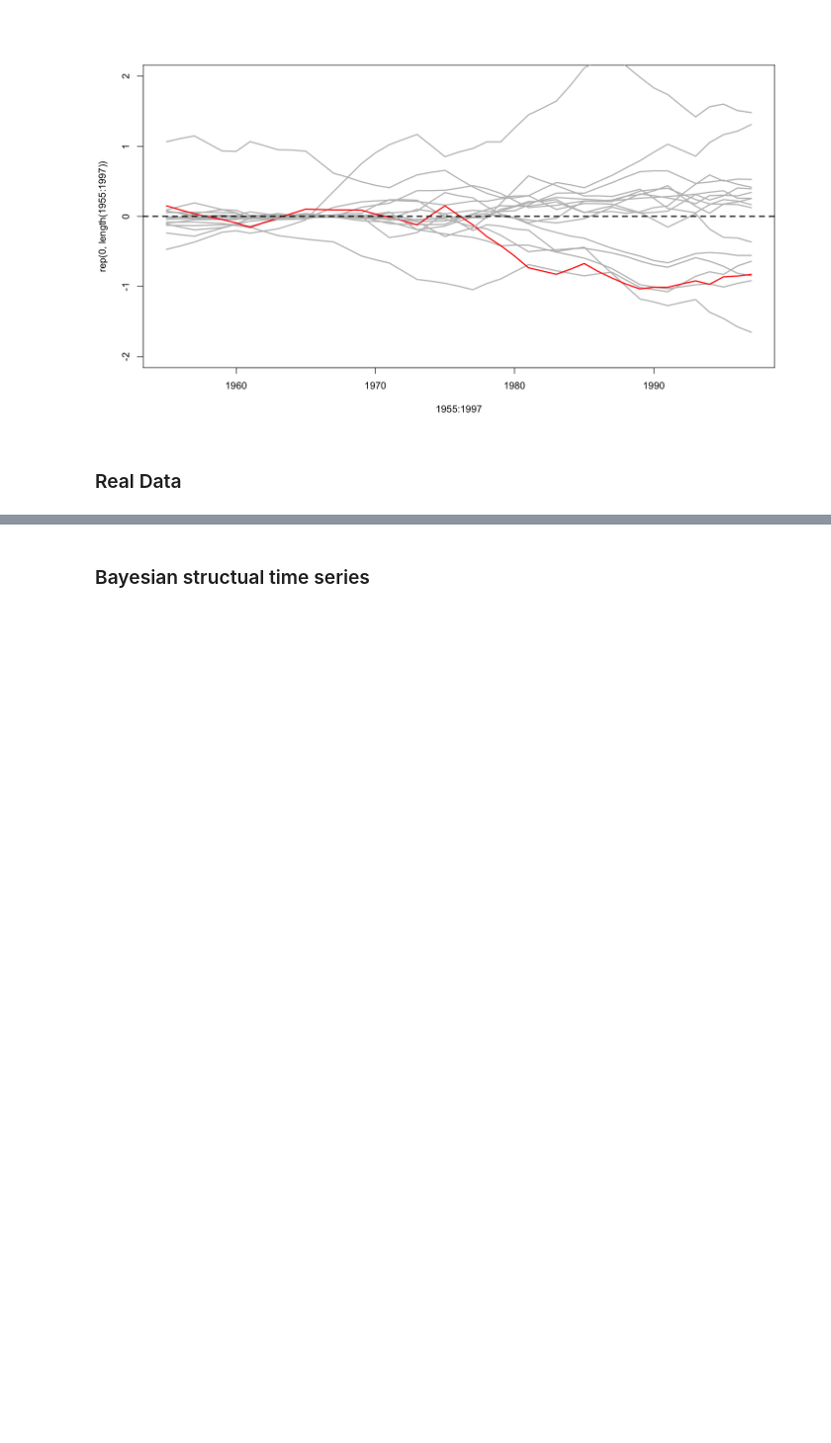
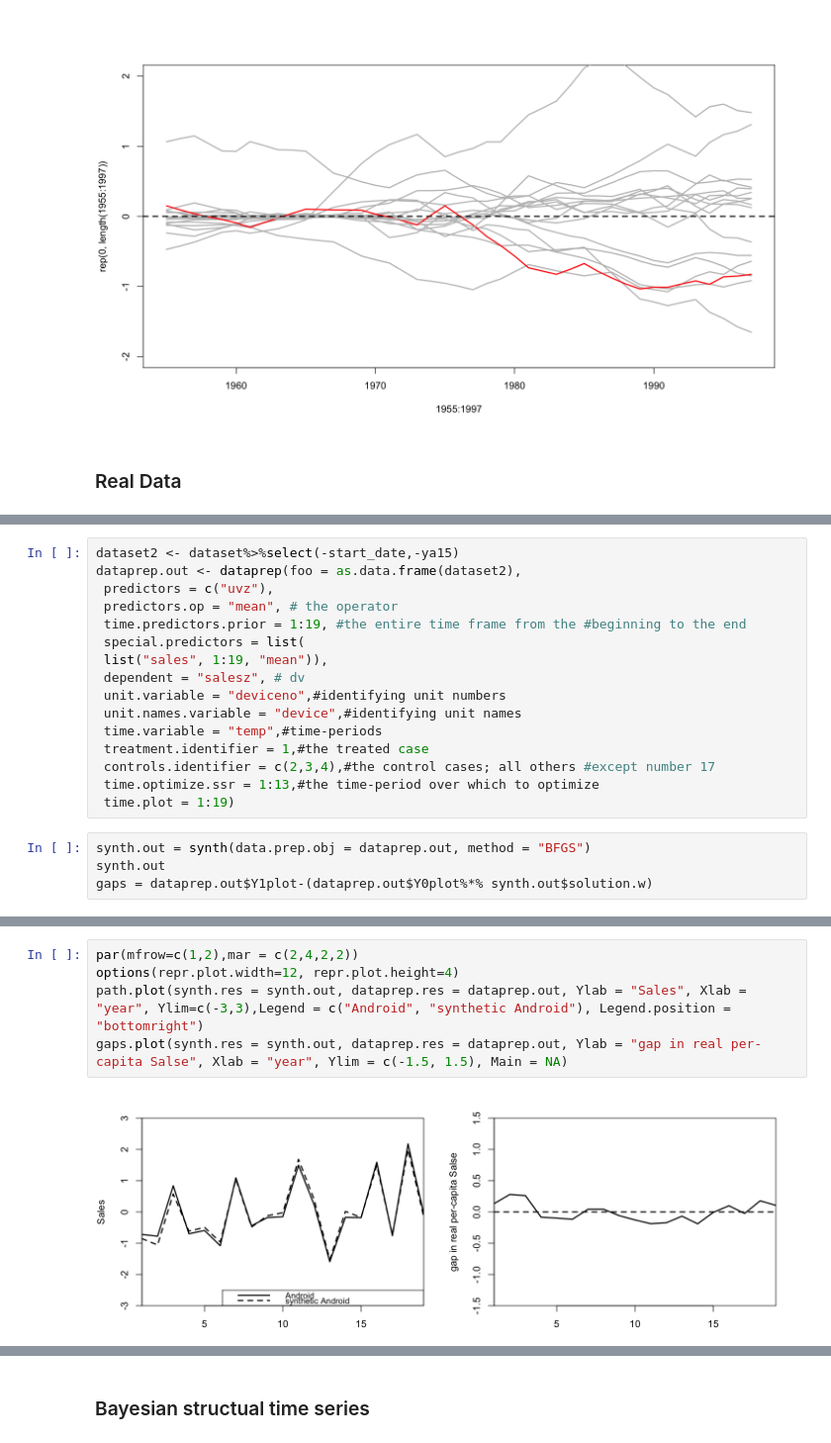
Before and after one commit to Yimdh/progress, a Jupyter notebook: stat/causalInference/[paper]usingCausalInference_Uber/01_interrupted Time Series synthetic control.ipynb, the cells around one changed output, grey strips where cells are left out. Shown at 99% size. Drawn from its saved outputs; the diff is of its cells as text; blank space fills up the shorter version.

```diff
--- a/stat/causalInference/[paper]usingCausalInference_Uber/01_interrupted Time Series synthetic control.ipynb
+++ b/stat/causalInference/[paper]usingCausalInference_Uber/01_interrupted Time Series synthetic control.ipynb
@@ -453,0 +456,20 @@ cols(
+# %%
+dataset2 <- dataset%>%select(-start_date,-ya15)
+dataprep.out <- dataprep(foo = as.data.frame(dataset2),
+ predictors = c("uvz"),
+ predictors.op = "mean", # the operator
+ time.predictors.prior = 1:19, #the entire time frame from the #beginning to the end
+ special.predictors = list(
+ list("sales", 1:19, "mean")),
+ dependent = "salesz", # dv
+ unit.variable = "deviceno",#identifying unit numbers
+ unit.names.variable = "device",#identifying unit names
+ time.variable = "temp",#time-periods
+ treatment.identifier = 1,#the treated case
+ controls.identifier = c(2,3,4),#the control cases; all others #except number 17
+ time.optimize.ssr = 1:13,#the time-period over which to optimize
+ time.plot = 1:19)
+# %%
+synth.out = synth(data.prep.obj = dataprep.out, method = "BFGS")
+synth.out
+gaps = dataprep.out$Y1plot-(dataprep.out$Y0plot%*% synth.out$solution.w)
@@ -453,0 +521,7 @@ cols(
+# %%
+par(mfrow=c(1,2),mar = c(2,4,2,2))
+options(repr.plot.width=12, repr.plot.height=4)
+path.plot(synth.res = synth.out, dataprep.res = dataprep.out, Ylab = "Sales", Xlab = "year", Ylim=c(-3,3),Legend = c("Android", "synthetic Android"), Legend.position = "bottomright")
+gaps.plot(synth.res = synth.out, dataprep.res = dataprep.out, Ylab = "gap in real per-capita Salse", Xlab = "year", Ylim = c(-1.5, 1.5), Main = NA)
+# %% [output]
+[figure, added]
```
Also changed, not shown: parts of 13 cells of this notebook.
